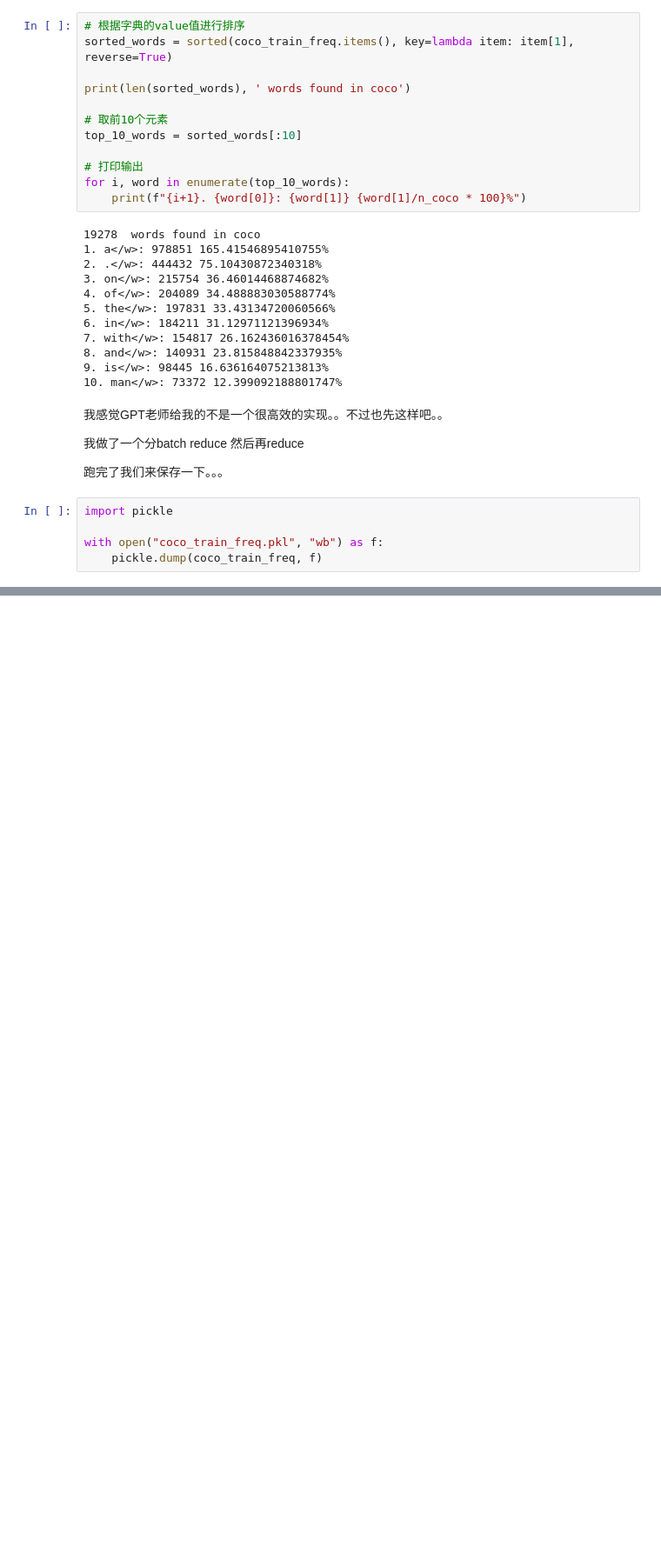
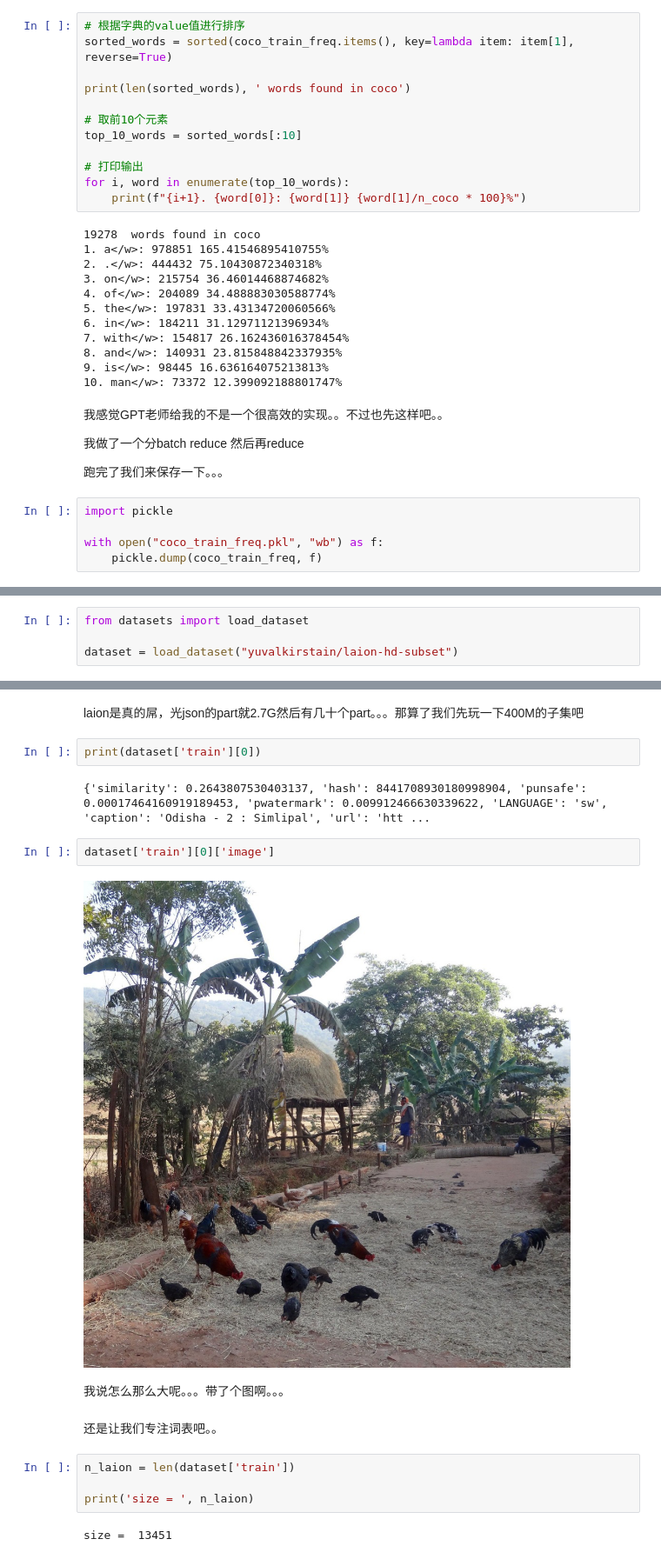
Before and after one commit to LC1332/Luotuo-Chinese-LLM, a Jupyter notebook: notebook/LAIONclean.ipynb, the cells around one changed output, grey strips where cells are left out. Shown at 87% size. Drawn from its saved outputs; the diff is of its cells as text; blank space fills up the shorter version.

```diff
--- a/notebook/LAIONclean.ipynb
+++ b/notebook/LAIONclean.ipynb
@@ -302,0 +341,4 @@ with open("coco_train_freq.pkl", "wb") as f:
+# %%
+from datasets import load_dataset
+
+dataset = load_dataset("yuvalkirstain/laion-hd-subset")
@@ -302,0 +348,20 @@ with open("coco_train_freq.pkl", "wb") as f:
+# %% [markdown]
+laion是真的屌，光json的part就2.7G然后有几十个part。。。那算了我们先玩一下400M的子集吧
+# %%
+print(dataset['train'][0])
+# %% [output]
+{'similarity': 0.2643807530403137, 'hash': 8441708930180998904, 'punsafe': 0.00017464160919189453, 'pwatermark': 0.009912466630339622, 'LANGUAGE': 'sw', 'caption': 'Odisha - 2 : Simlipal', 'url': 'htt ...
+# %%
+dataset['train'][0]['image']
+# %% [output]
+[figure, added]
+# %% [markdown]
+我说怎么那么大呢。。。带了个图啊。。。
+# %% [markdown]
+还是让我们专注词表吧。。
+# %%
+n_laion = len(dataset['train'])
+
+print('size = ', n_laion)
+# %% [output]
+size =  13451
```
Also changed, not shown: parts of 31 cells of this notebook.
